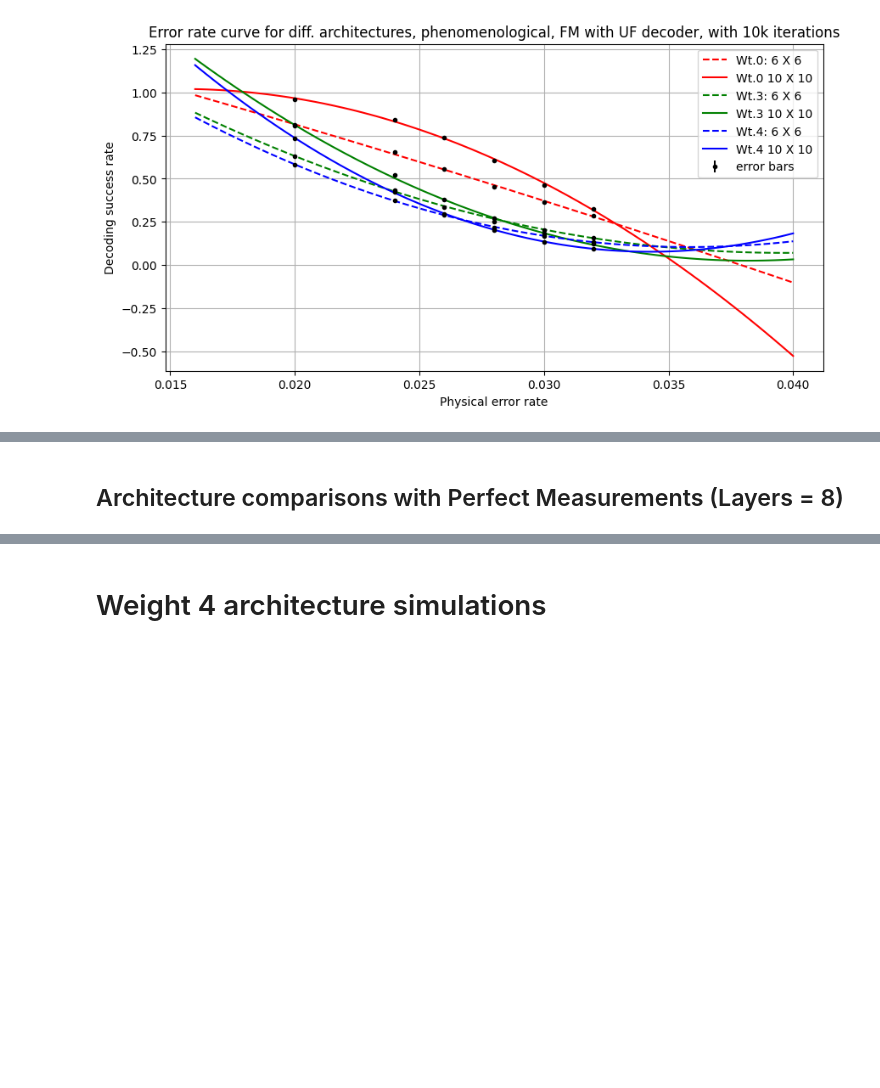
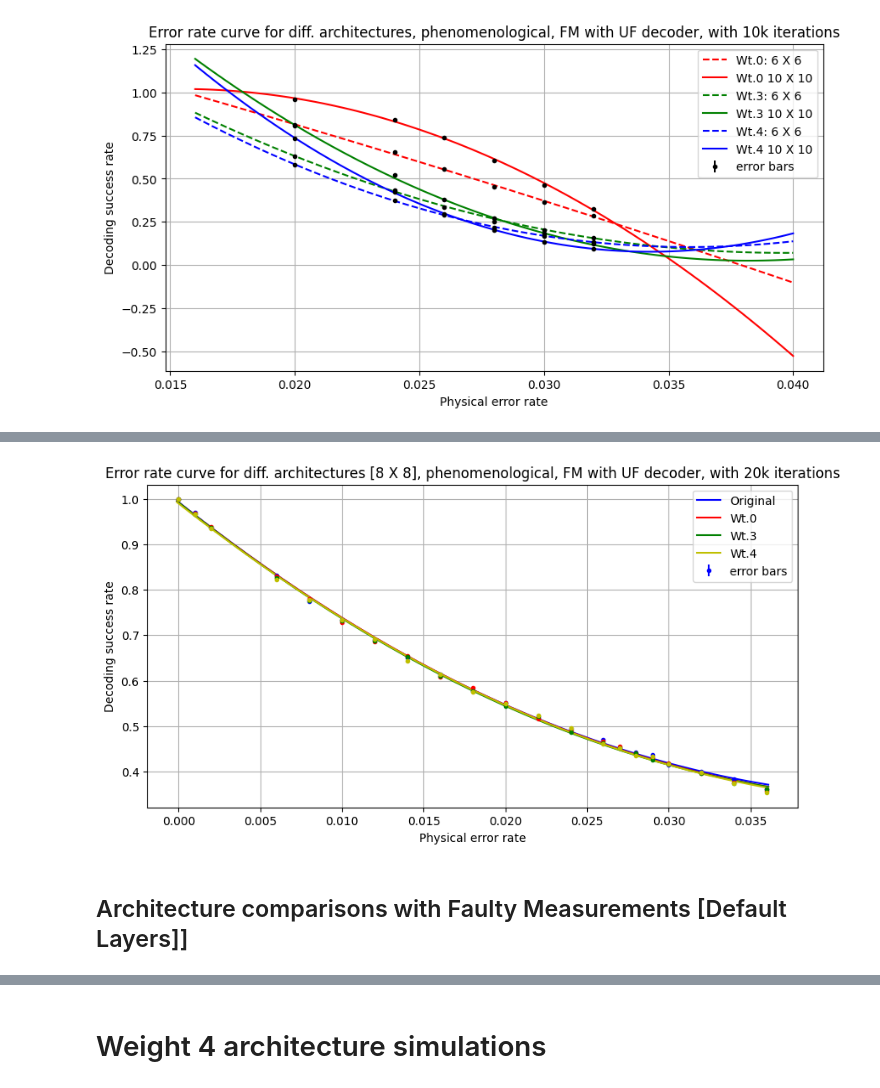
Before and after one commit to siddhantphy/qsurface, a Jupyter notebook: running/Conclusions.ipynb, the cells around one changed output, grey strips where cells are left out. Drawn from its saved outputs; the diff is of its cells as text; code cells hidden in the pictures; blank space fills up the shorter version.

```diff
--- a/running/Conclusions.ipynb
+++ b/running/Conclusions.ipynb
@@ -856,2 +782,74 @@ plt.show()
+# %%
+iterations = 20000
+# LAYERS = 1, Lattice: 8 X 8
+wt_00_data = {"(8, 8)":{"0":[0.0,0.9984],"1":[0.001,0.96945],"2":[0.002,0.93715],"3":[0.006,0.8314],"4":[0.008,0.77375],"5":[0.01,0.7337],"6":[0.012,0.6889],"7":[0.014,0.65155],"8":[0.016,0.6137],"9":[0.018,0.5779],"10":[0.02,0.55035],"11":[0.022,0.51715],"12":[0.024,0.4933],"13":[0.026,0.46925],"14":[0.027,0.4539],"15":[0.028,0.4418],"16":[0.029,0.4372],"17":[0.03,0.4146],"18":[0.032,0.4007],"19":[0.034,0.38375],"20":[0.036,0.3616]}}
+wt_0_data = {"(8, 8)":{"0":[0.0,0.9984],"1":[0.001,0.9677],"2":[0.002,0.93805],"3":[0.006,0.8297],"4":[0.008,0.78035],"5":[0.01,0.72795],"6":[0.012,0.68595],"7":[0.014,0.65375],"8":[0.016,0.6078],"9":[0.018,0.5838],"10":[0.02,0.55135],"11":[0.022,0.5168],"12":[0.024,0.49125],"13":[0.026,0.4664],"14":[0.027,0.45475],"15":[0.028,0.44045],"16":[0.029,0.4322],"17":[0.03,0.4177],"18":[0.032,0.3973],"19":[0.034,0.376],"20":[0.036,0.3575]}}
+wt_3_data = {"(8, 8)":{"0":[0.0,0.9984],"1":[0.001,0.9667],"2":[0.002,0.9361],"3":[0.006,0.8267],"4":[0.008,0.7763],"5":[0.01,0.7324],"6":[0.012,0.6876],"7":[0.014,0.65195],"8":[0.016,0.60965],"9":[0.018,0.5775],"10":[0.02,0.5434],"11":[0.022,0.52265],"12":[0.024,0.4874],"13":[0.026,0.4635],"14":[0.027,0.45115],"15":[0.028,0.44],"16":[0.029,0.42565],"17":[0.03,0.41605],"18":[0.032,0.3964],"19":[0.034,0.3751],"20":[0.036,0.3617]}}
+wt_4_data = {"(8, 8)":{"0":[0.0,0.9984],"1":[0.001,0.9653],"2":[0.002,0.9353],"3":[0.006,0.8222],"4":[0.008,0.77855],"5":[0.01,0.73395],"6":[0.012,0.69065],"7":[0.014,0.6438],"8":[0.016,0.61305],"9":[0.018,0.57555],"10":[0.02,0.549],"11":[0.022,0.5227],"12":[0.024,0.4959],"13":[0.026,0.4613],"14":[0.027,0.4517],"15":[0.028,0.4346],"16":[0.029,0.43345],"17":[0.03,0.4166],"18":[0.032,0.39865],"19":[0.034,0.3746],"20":[0.036,0.3539]}}
+rates = [rate[0] for rate in list(wt_0_data["(8, 8)"].values())]
+
+wt_00 = wt_0 = [rate[1] for rate in list(wt_00_data["(8, 8)"].values())]
+
+wt_0 = [rate[1] for rate in list(wt_0_data["(8, 8)"].values())]
+
+wt_3 = [rate[1] for rate in list(wt_3_data["(8, 8)"].values())]
+
+wt_4 = [rate[1] for rate in list(wt_4_data["(8, 8)"].values())]
+
+
+# Fitting function
+def fitting_function(x, a0, a1, a2, mu, pth):
+    return a0+a1*(x-pth)*(8**(1/mu))+a2*((x-pth)**2)*(8**(2/mu))
+
+# Error function
+def err(x):
+    return math.sqrt((x**2 * (1-x) + x * (1-x)**2 )/iterations)
+
+error_wt00 = [err(x) for x in wt_00]
+error_wt0 = [err(x) for x in wt_0]
+error_wt3 = [err(x) for x in wt_3]
+error_wt4 = [err(x) for x in wt_4]
+
+rng = np.random.default_rng()
+
+pop_wt00, _ = curve_fit(fitting_function, rates, wt_00, maxfev=5000)
+pop_wt0, _ = curve_fit(fitting_function, rates, wt_0, maxfev=5000)
+pop_wt3, _ = curve_fit(fitting_function, rates, wt_3, maxfev=5000)
+pop_wt4, _ = curve_fit(fitting_function, rates, wt_4, maxfev=5000)
+
+
+fig = plt.figure(figsize=(10,5))
+fig.set_facecolor("w")
+ax1 = fig.add_subplot()
+ax1.set_title('Error rate curve for diff. architectures [8 X 8], phenomenological, FM with UF decoder, with 20k iterations')
+ax1.set_ylabel('Decoding success rate')
+ax1.set_xlabel('Physical error rate')
+plt.grid()
+
+plt.errorbar(rates,wt_00,yerr=error_wt0[0], fmt='b.')
+
+plt.errorbar(rates,wt_0,yerr=error_wt0[0], fmt='r.')
+
+plt.errorbar(rates,wt_3,yerr=error_wt3[0], fmt='g.')
+
+plt.errorbar(rates,wt_4,yerr=error_wt4[0], fmt='y.')
+
+plt.plot(np.linspace(rates[0]-0.0001, rates[-1]+0.0001, 100),fitting_function(np.linspace(rates[0]-0.0001, rates[-1]+0.0001, 100),pop_wt00[0],pop_wt00[1],pop_wt00[2],pop_wt00[3],pop_wt00[4]),'b-', label='wt00_fit')
+
+plt.plot(np.linspace(rates[0]-0.0001, rates[-1]+0.0001, 100),fitting_function(np.linspace(rates[0]-0.0001, rates[-1]+0.0001, 100),pop_wt0[0],pop_wt0[1],pop_wt0[2],pop_wt0[3],pop_wt0[4]),'r-', label='wt0_fit')
+
+plt.plot(np.linspace(rates[0]-0.0001, rates[-1]+0.0001, 100),fitting_function(np.linspace(rates[0]-0.0001, rates[-1]+0.0001, 100),pop_wt3[0],pop_wt3[1],pop_wt3[2],pop_wt3[3],pop_wt3[4]),'g-', label='wt3_fit')
+
+plt.plot(np.linspace(rates[0]-0.0001, rates[-1]+0.0001, 100),fitting_function(np.linspace(rates[0]-0.0001, rates[-1]+0.0001, 100),pop_wt4[0],pop_wt4[1],pop_wt4[2],pop_wt4[3],pop_wt4[4]),'y-', label='wt4_fit')
+
+
+
+
+plt.legend(['Original','Wt.0','Wt.3','Wt.4','error bars'])
+
+plt.savefig('Architectures comparison_1layer_FM_noDecoding.pdf')
+plt.show()
+# %% [output]
+[figure, added]
 # %% [markdown]
-## Architecture comparisons with Perfect Measurements (Layers = 8)
+## Architecture comparisons with Faulty Measurements [Default Layers]]
```
Also changed, not shown: parts of 18 cells of this notebook, 5 other files.
